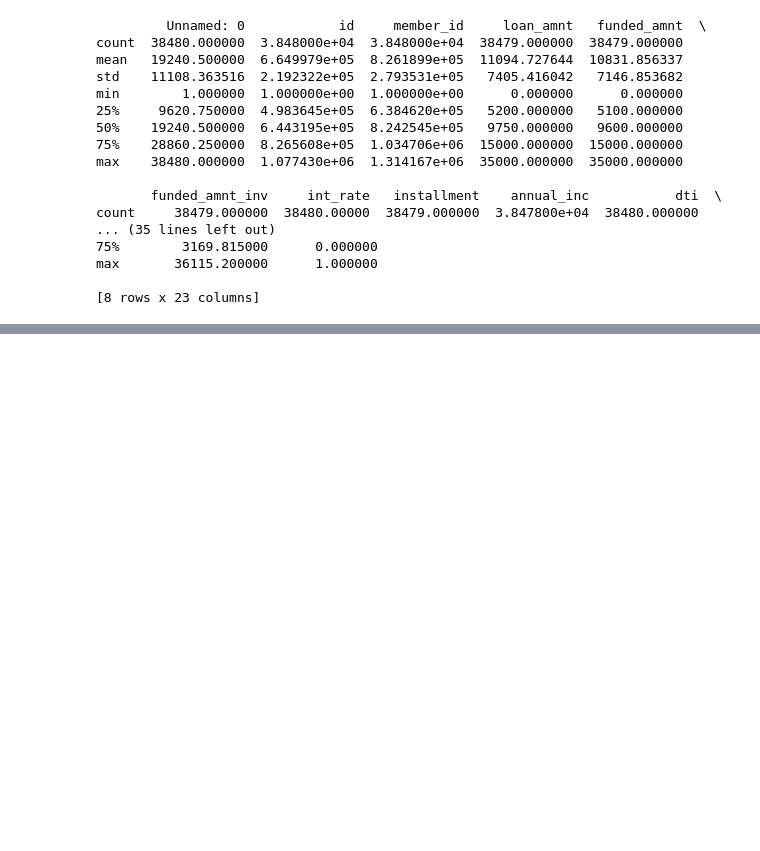
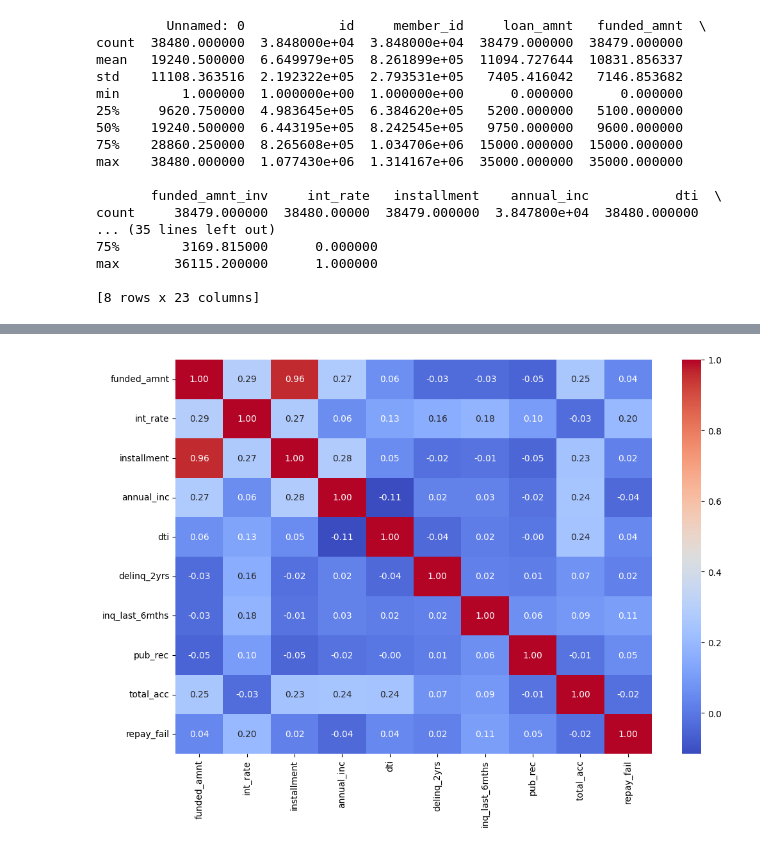
Before and after one commit to sergeGITH/TS, a Jupyter notebook: TMDL_group_project.ipynb, the cells around one changed output, grey strips where cells are left out. Drawn from its saved outputs; the diff is of its cells as text; code cells hidden in the pictures; blank space fills up the shorter version.

```diff
--- a/TMDL_group_project.ipynb
+++ b/TMDL_group_project.ipynb
@@ -68,3 +70,20 @@ count     38479.000000  38480.00000  38479.000000  3.847800e+04  38480.000000
 max       36115.200000      1.000000
 
 [8 rows x 23 columns]
+# %%
+# define the columns to keep
+columns_to_keep = [
+    "id", "funded_amnt", "term", "int_rate", "installment", "emp_length",
+    "home_ownership", "annual_inc", "verification_status", "loan_status", "purpose",
+    "zip_code", "addr_state", "dti", "delinq_2yrs", "inq_last_6mths",
+    "pub_rec", "total_acc", "repay_fail"
+]
+
+# keep only the selected columns
+df_filtered = df[columns_to_keep]
+
+# display the filtered DataFrame
+print(df_filtered.head())
+
+# optionally, save the new DataFrame to a CSV file
+df_filtered.to_csv("filtered_data.csv", index=False)
@@ -70,0 +128,12 @@ max       36115.200000      1.000000
+# %%
+import matplotlib.pyplot as plt
+import seaborn as sns
+
+corr = df_filtered.drop(columns="id").corr(numeric_only=True)
+
+plt.figure(figsize=(12, 8))  # Adjust width and height as needed
+
+sns.heatmap(corr, annot=True, fmt=".2f", cmap="coolwarm")
+plt.show()
+# %% [output]
+[figure, added]
```
Also changed, not shown: parts of 9 cells of this notebook.
